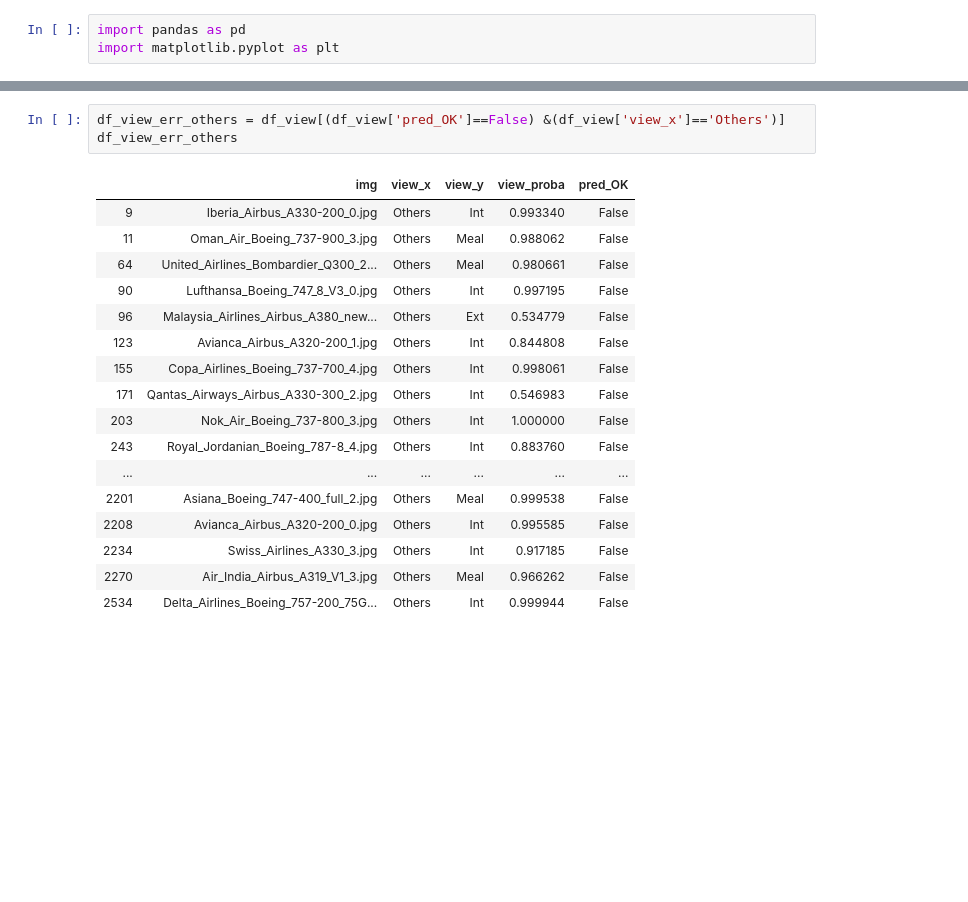
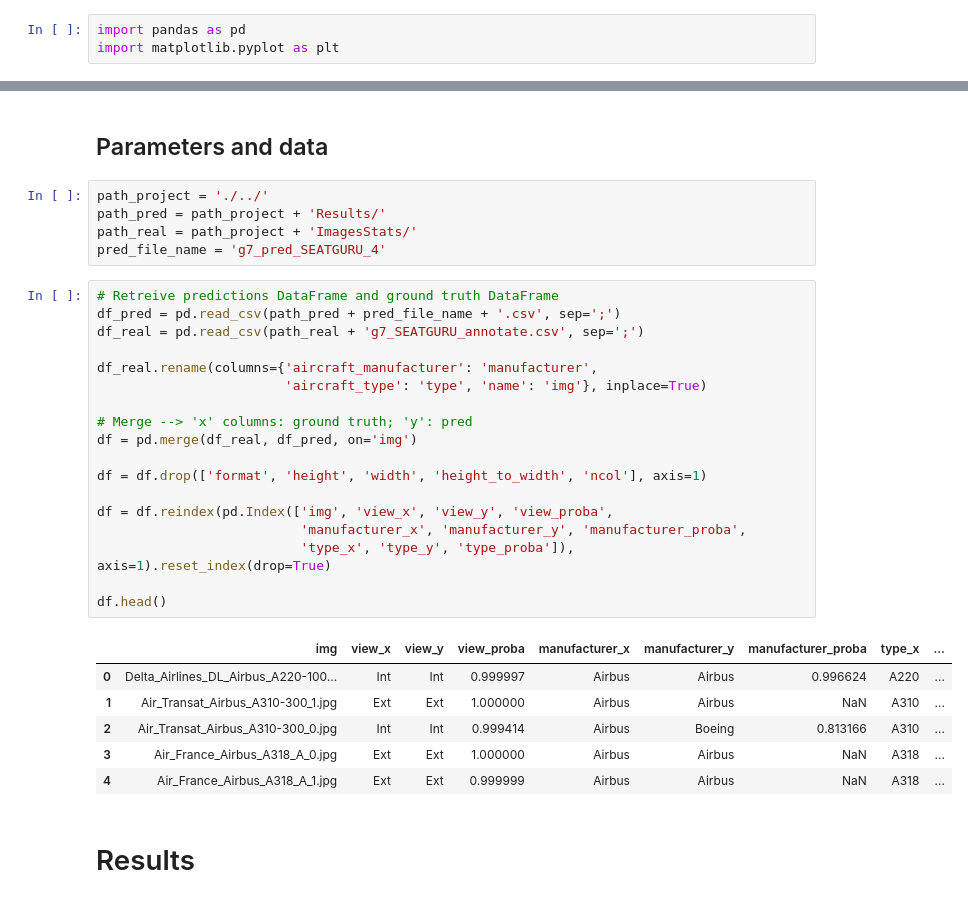
Before and after one commit to interpromoSID2020Airbus/g7_images_sociales, a Jupyter notebook: Results/g7_seatguru_results.ipynb, the cells around one changed output, grey strips where cells are left out. Saved outputs shown, nothing was run; the diff lists cells and outputs as text; blank space fills up the shorter version.

```diff
--- a/Results/g7_seatguru_results.ipynb
+++ b/Results/g7_seatguru_results.ipynb
@@ -165,21 +26,34 @@ df_view_err_no_others
-# %%
-df_view_err_others = df_view[(df_view['pred_OK']==False) &(df_view['view_x']=='Others')]
-df_view_err_others
-# %% [output]
-|  | img | view_x | view_y | view_proba | pred_OK |
-| 9 | Iberia_Airbus_A330-200_0.jpg | Others | Int | 0.993340 | False |
-| 11 | Oman_Air_Boeing_737-900_3.jpg | Others | Meal | 0.988062 | False |
-| 64 | United_Airlines_Bombardier_Q300_2... | Others | Meal | 0.980661 | False |
-| 90 | Lufthansa_Boeing_747_8_V3_0.jpg | Others | Int | 0.997195 | False |
-| 96 | Malaysia_Airlines_Airbus_A380_new... | Others | Ext | 0.534779 | False |
-| 123 | Avianca_Airbus_A320-200_1.jpg | Others | Int | 0.844808 | False |
-| 155 | Copa_Airlines_Boeing_737-700_4.jpg | Others | Int | 0.998061 | False |
-| 171 | Qantas_Airways_Airbus_A330-300_2.jpg | Others | Int | 0.546983 | False |
-| 203 | Nok_Air_Boeing_737-800_3.jpg | Others | Int | 1.000000 | False |
-| 243 | Royal_Jordanian_Boeing_787-8_4.jpg | Others | Int | 0.883760 | False |
-| ... | ... | ... | ... | ... | ... |
-| 2201 | Asiana_Boeing_747-400_full_2.jpg | Others | Meal | 0.999538 | False |
-| 2208 | Avianca_Airbus_A320-200_0.jpg | Others | Int | 0.995585 | False |
-| 2234 | Swiss_Airlines_A330_3.jpg | Others | Int | 0.917185 | False |
-| 2270 | Air_India_Airbus_A319_V1_3.jpg | Others | Meal | 0.966262 | False |
-| 2534 | Delta_Airlines_Boeing_757-200_75G... | Others | Int | 0.999944 | False |
+# %% [markdown]
+## Parameters and data
+# %%
+path_project = './../'
+path_pred = path_project + 'Results/'
+path_real = path_project + 'ImagesStats/'
+pred_file_name = 'g7_pred_SEATGURU_4'
+# %%
+# Retreive predictions DataFrame and ground truth DataFrame
+df_pred = pd.read_csv(path_pred + pred_file_name + '.csv', sep=';')
+df_real = pd.read_csv(path_real + 'g7_SEATGURU_annotate.csv', sep=';')
+
+df_real.rename(columns={'aircraft_manufacturer': 'manufacturer',
+                        'aircraft_type': 'type', 'name': 'img'}, inplace=True)
+
+# Merge --> 'x' columns: ground truth; 'y': pred
+df = pd.merge(df_real, df_pred, on='img')
+
+df = df.drop(['format', 'height', 'width', 'height_to_width', 'ncol'], axis=1)
+
+df = df.reindex(pd.Index(['img', 'view_x', 'view_y', 'view_proba',
+                          'manufacturer_x', 'manufacturer_y', 'manufacturer_proba',
+                          'type_x', 'type_y', 'type_proba']), axis=1).reset_index(drop=True)
+
+df.head()
+# %% [output]
+|  | img | view_x | view_y | view_proba | manufacturer_x | manufacturer_y | manufacturer_proba | type_x | ... |
+| 0 | Delta_Airlines_DL_Airbus_A220-100... | Int | Int | 0.999997 | Airbus | Airbus | 0.996624 | A220 | ... |
+| 1 | Air_Transat_Airbus_A310-300_1.jpg | Ext | Ext | 1.000000 | Airbus | Airbus | NaN | A310 | ... |
+| 2 | Air_Transat_Airbus_A310-300_0.jpg | Int | Int | 0.999414 | Airbus | Boeing | 0.813166 | A310 | ... |
+| 3 | Air_France_Airbus_A318_A_0.jpg | Ext | Ext | 1.000000 | Airbus | Airbus | NaN | A318 | ... |
+| 4 | Air_France_Airbus_A318_A_1.jpg | Ext | Ext | 0.999999 | Airbus | Airbus | NaN | A318 | ... |
+# %% [markdown]
+# Results
```
Also changed, not shown: parts of 35 cells of this notebook, 9 other files.
